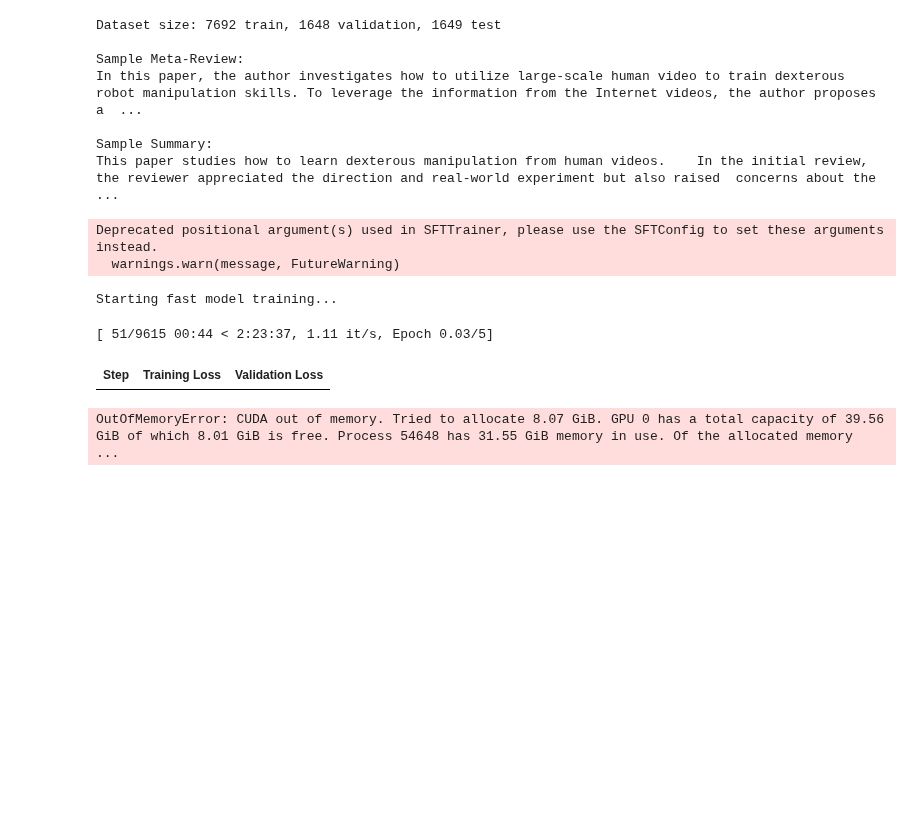
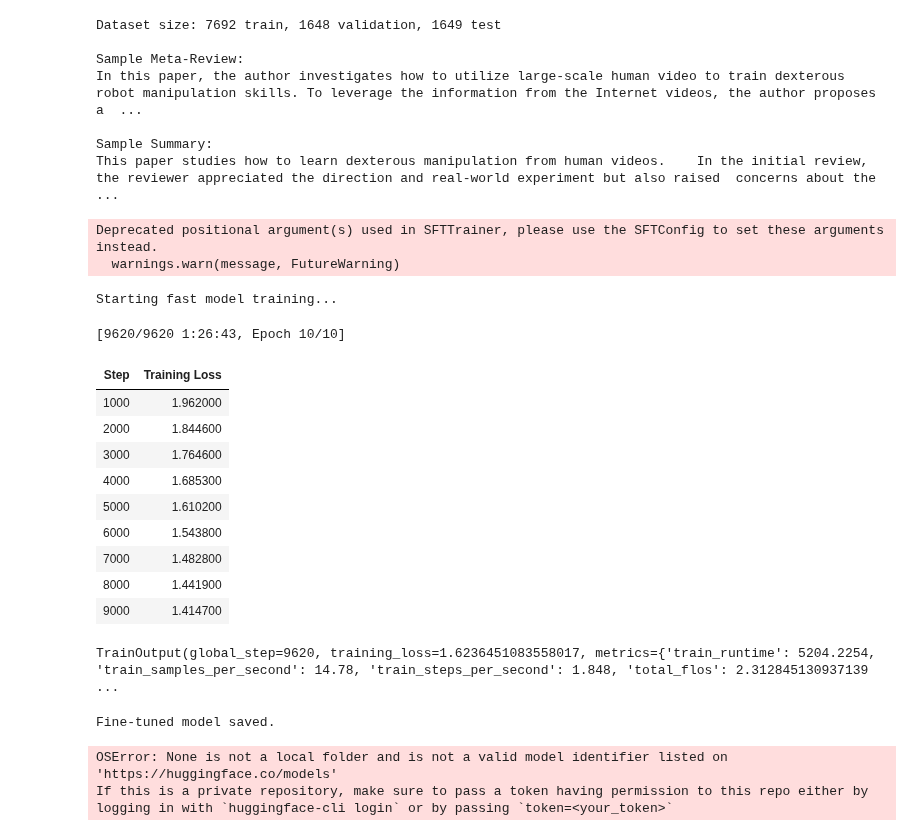
Before and after one commit to KaifAhmad1/code-test, a Jupyter notebook: Llumo_AI_Assignment_Mohd_Kaif.ipynb, the cells around one changed output. Saved outputs shown, nothing was run; the diff lists cells and outputs as text; code cells hidden in the pictures; blank space fills up the shorter version.

```diff
--- a/Llumo_AI_Assignment_Mohd_Kaif.ipynb
+++ b/Llumo_AI_Assignment_Mohd_Kaif.ipynb
@@ -69,8 +69,9 @@ model = AutoModelForCausalLM.from_pretrained(
 )
 
 # Enable gradient checkpointing and disable caching for memory efficiency
+model.config.use_cache = False
+model.config.pretraining_tp = 1
 model.gradient_checkpointing_enable()
-model.config.use_cache = False
 # %%
 # Improved prompt for summarization
 def generate_summary_prompt(meta_review):
@@ -106,34 +107,33 @@ lora_config = LoraConfig(
     lora_alpha=16,
     lora_dropout=0.05,
     bias="none",
-    task_type="CAUSAL_LM"
+    task_type="CAUSAL_LM",
+    target_modules=["q_proj", "k_proj", "v_proj", "o_proj",
+                      "gate_proj", "up_proj", "down_proj",]
 )
 # %%
 # Prepare model for k-bit training
 model = prepare_model_for_kbit_training(model)
 model = get_peft_model(model, lora_config)
 
-# Set up training arguments with reduced batch size
-training_args = TrainingArguments(
-    output_dir="./fast_results",
-    num_train_epochs=5,
-    per_device_train_batch_size=1,
-    per_device_eval_batch_size=1,
-    gradient_accumulation_steps=4,
-    learning_rate=1e-4,
+training_arguments = TrainingArguments(
+    output_dir="./results",
+    num_train_epochs=10,
+    per_device_train_batch_size=8,
+    gradient_accumulation_steps=1,
+    optim="paged_adamw_32bit",
+    save_steps=0,
+    logging_steps=1000,
+    learning_rate=2e-4,
+    weight_decay=0.001,
     bf16=True,
-    logging_steps=10,
-    evaluation_strategy="steps",
-    eval_steps=50,
-    save_strategy="steps",
-    save_steps=50,
-    warmup_steps=100,
-    weight_decay=0.01,
+    max_grad_norm=0.3,
+    max_steps=-1,
+    warmup_ratio=0.03,
+    group_by_length=True,
     lr_scheduler_type="cosine",
     report_to="tensorboard",
-    optim="adamw_torch",
-    max_grad_norm=0.3,
-    gradient_checkpointing=True,
+    gradient_checkpointing=True
 )
 # %%
 # Define evaluation metric
@@ -145,42 +145,53 @@ def compute_metrics(pred):
 
     pred_str = tokenizer.batch_decode(pred_ids, skip_special_tokens=True)
     labels_ids[labels_ids == -100] = tokenizer.pad_token_id
     label_str = tokenizer.batch_decode(labels_ids, skip_special_tokens=True)
 
     rouge_output = rouge.compute(predictions=pred_str, references=label_str, use_stemmer=True)
     return {
         'rouge1': rouge_output['rouge1'].mid.fmeasure,
         'rouge2': rouge_output['rouge2'].mid.fmeasure,
         'rougeL': rouge_output['rougeL'].mid.fmeasure,
     }
 
 # Set up trainer
 trainer = SFTTrainer(
     model=model,
-    args=training_args,
+    args=training_arguments,
     train_dataset=tokenized_train,
     eval_dataset=tokenized_eval,
     peft_config=lora_config,
     dataset_text_field="Input",
     max_seq_length=256,
     compute_metrics=compute_metrics,
 )
 
 # Train the model
 print("Starting fast model training...")
 trainer.train()
 # %% [output]
 Deprecated positional argument(s) used in SFTTrainer, please use the SFTConfig to set these arguments instead.
   warnings.warn(message, FutureWarning)
 Starting fast model training...
-[ 51/9615 00:44 < 2:23:37, 1.11 it/s, Epoch 0.03/5]
+[9620/9620 1:26:43, Epoch 10/10]
-| Step | Training Loss | Validation Loss |
+| Step | Training Loss |
+| 1000 | 1.962000 |
+| 2000 | 1.844600 |
+| 3000 | 1.764600 |
+| 4000 | 1.685300 |
+| 5000 | 1.610200 |
+| 6000 | 1.543800 |
+| 7000 | 1.482800 |
+| 8000 | 1.441900 |
+| 9000 | 1.414700 |
-OutOfMemoryError: CUDA out of memory. Tried to allocate 8.07 GiB. GPU 0 has a total capacity of 39.56 GiB of which 8.01 GiB is free. Process 54648 has 31.55 GiB memory in use. Of the allocated memory  ...
+TrainOutput(global_step=9620, training_loss=1.6236451083558017, metrics={'train_runtime': 5204.2254, 'train_samples_per_second': 14.78, 'train_steps_per_second': 1.848, 'total_flos': 2.312845130937139 ...
 # %%
 # Save the fine-tuned model
 model.save_pretrained("./fine_tuned_model")
 tokenizer.save_pretrained("./fine_tuned_model")
 print("Fine-tuned model saved.")
+# %% [output]
+Fine-tuned model saved.
 # %%
 # Generate Summaries
 summarizer = pipeline("text-generation", model="./fine_tuned_model", tokenizer=tokenizer, device=accelerator.device)
@@ -219,6 +230,9 @@ for i in range(num_samples):
     print(f"ROUGE-1: {rouge_scores['rouge1'].mid.fmeasure:.4f}")
     print(f"ROUGE-2: {rouge_scores['rouge2'].mid.fmeasure:.4f}")
     print(f"ROUGE-L: {rouge_scores['rougeL'].mid.fmeasure:.4f}")
+# %% [output]
+OSError: None is not a local folder and is not a valid model identifier listed on 'https://huggingface.co/models'
+If this is a private repository, make sure to pass a token having permission to this repo either by logging in with `huggingface-cli login` or by passing `token=<your_token>`
 # %%
 # Visualize Training Progress
 # Plot training loss
```
Also changed, not shown: parts of 1 cell of this notebook.
